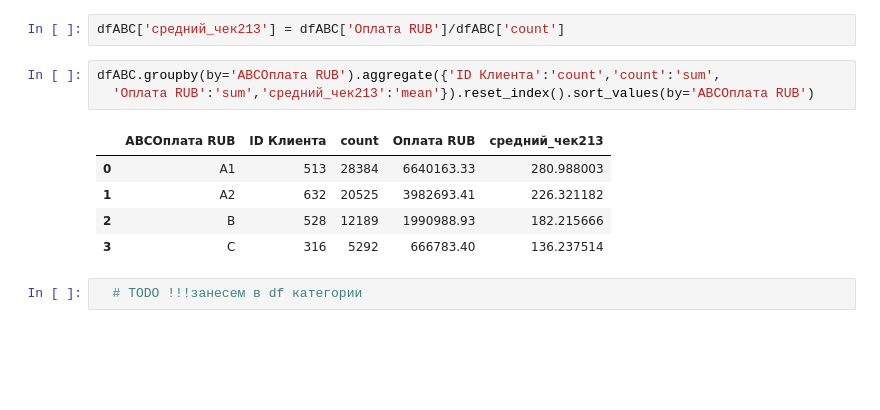
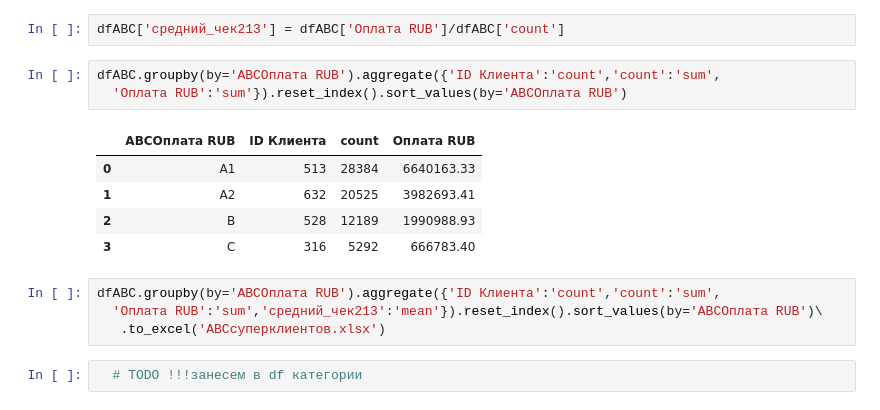
Before and after one commit to KeskilV/rb_udsiiko, a Jupyter notebook: ipynb/UDS_IIKO1.ipynb, the cells around one changed output. Saved outputs shown, nothing was run; the diff lists cells and outputs as text; blank space fills up the shorter version.

```diff
--- a/ipynb/UDS_IIKO1.ipynb
+++ b/ipynb/UDS_IIKO1.ipynb
@@ -774,13 +811,17 @@ dfABC
 dfABC['средний_чек213'] = dfABC['Оплата RUB']/dfABC['count']
 # %%
 dfABC.groupby(by='ABCОплата RUB').aggregate({'ID Клиента':'count','count':'sum',
-  'Оплата RUB':'sum','средний_чек213':'mean'}).reset_index().sort_values(by='ABCОплата RUB')
+  'Оплата RUB':'sum'}).reset_index().sort_values(by='ABCОплата RUB')
 # %% [output]
-|  | ABCОплата RUB | ID Клиента | count | Оплата RUB | средний_чек213 |
-| 0 | A1 | 513 | 28384 | 6640163.33 | 280.988003 |
-| 1 | A2 | 632 | 20525 | 3982693.41 | 226.321182 |
-| 2 | B | 528 | 12189 | 1990988.93 | 182.215666 |
-| 3 | C | 316 | 5292 | 666783.40 | 136.237514 |
+|  | ABCОплата RUB | ID Клиента | count | Оплата RUB |
+| 0 | A1 | 513 | 28384 | 6640163.33 |
+| 1 | A2 | 632 | 20525 | 3982693.41 |
+| 2 | B | 528 | 12189 | 1990988.93 |
+| 3 | C | 316 | 5292 | 666783.40 |
+# %%
+dfABC.groupby(by='ABCОплата RUB').aggregate({'ID Клиента':'count','count':'sum',
+  'Оплата RUB':'sum','средний_чек213':'mean'}).reset_index().sort_values(by='ABCОплата RUB')\
+   .to_excel('АВСсуперклиентов.xlsx')
 # %%
   # TODO !!!занесем в df категории
 # %% [markdown]
```
Also changed, not shown: parts of 44 cells of this notebook, 4 other files.
